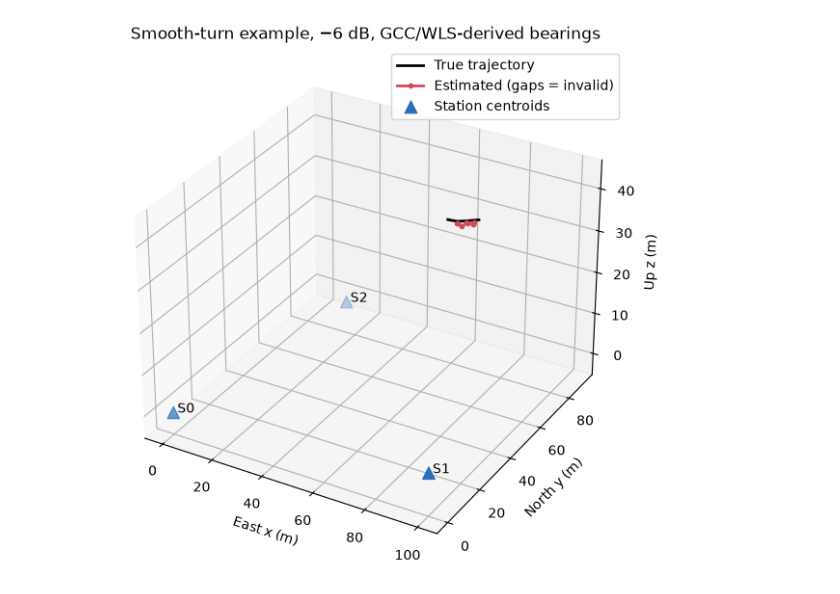
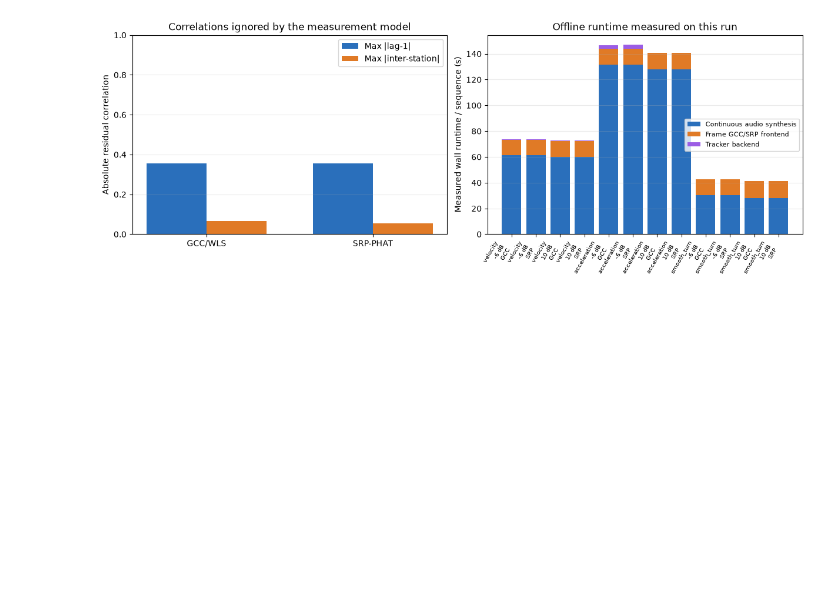
Before and after one commit to leomanchic/diploma, a Jupyter notebook: uav_acoustic_model/notebooks/three_station_audio_tracking_validation.ipynb, the cells around one changed output. Saved outputs shown, nothing was run; the diff lists cells and outputs as text; code cells hidden in the pictures; blank space fills up the shorter version.

Commit message:
Fix audio tracking validation contract

```diff
--- a/uav_acoustic_model/notebooks/three_station_audio_tracking_validation.ipynb
+++ b/uav_acoustic_model/notebooks/three_station_audio_tracking_validation.ipynb
@@ -9,6 +9,6 @@ The protocol is stored in `THREE_STATION_AUDIO_PROTOCOL.md`: three tetrahedral s
 # %%
 from pathlib import Path
-import csv, json, math
+import csv, json
 import numpy as np
 import matplotlib.pyplot as plt
 from IPython.display import Markdown, display
@@ -25,8 +25,10 @@ def load_csv(name):
 calibration = load_csv('three_station_audio_calibration.csv')
 bearings = load_csv('three_station_audio_bearing_results.csv')
 tracking = load_csv('three_station_audio_tracking_results.csv')
+updates = load_csv('three_station_audio_update_results.csv')
+phases = load_csv('three_station_audio_phase_summary.csv')
 sequences = load_csv('three_station_audio_sequence_results.csv')
 summary = load_csv('three_station_audio_summary.csv')
 seed_rows = load_csv('three_station_audio_seed_provenance.csv')
-len(calibration), len(bearings), len(tracking), len(sequences), len(summary), len(seed_rows)
+len(calibration), len(bearings), len(tracking), len(updates), len(phases), len(sequences), len(summary), len(seed_rows)
 # %% [output]
@@ -55,10 +72,10 @@ display(Markdown(f'**Audit PASS:** no seed overlap; all calibration covariances
 # %%
-lines = ['| Trajectory | SNR (dB) | Method | Bearing RMSE (deg) | Final valid | Confirmed publications | Position RMSE (m) | Velocity RMSE (m/s) | Coverage |', '|---|---:|---|---:|---:|---:|---:|---:|---:|']
+lines = ['| Trajectory | SNR (dB) | Method | Bearing RMSE (deg) | Confirmed before manoeuvre | Final valid | Position RMSE (m) | Velocity RMSE (m/s) | Coverage |', '|---|---:|---|---:|---:|---:|---:|---:|---:|']
 for row in summary:
     def fmt(key, digits=3):
         value = float(row[key])
-        return '—' if not np.isfinite(value) else f'{value:.{digits}f}'
-    lines.append(f"| {row['trajectory_kind']} | {float(row['snr_db']):.0f} | {row['estimator_variant']} | {fmt('bearing_rmse_deg_conditional')} | {fmt('final_valid_sequence_fraction', 2)} | {fmt('confirmed_publication_fraction', 2)} | {fmt('position_rmse_m_conditional')} | {fmt('velocity_rmse_mps_conditional')} | {fmt('coverage_conditional', 2)} |")
+        return '--' if not np.isfinite(value) else f'{value:.{digits}f}'
+    lines.append(f"| {row['trajectory_kind']} | {float(row['snr_db']):.0f} | {row['estimator_variant']} | {fmt('bearing_rmse_deg_conditional')} | {fmt('confirmed_before_manoeuvre_sequence_fraction', 2)} | {fmt('final_valid_sequence_fraction', 2)} | {fmt('position_rmse_m_conditional')} | {fmt('velocity_rmse_mps_conditional')} | {fmt('coverage_conditional', 2)} |")
 display(Markdown('## Numerical summary\n\n' + '\n'.join(lines)))
 # %% [output]
 ## Numerical summary
@@ -133,21 +155,29 @@ plt.show()
 # %%
-chosen = [row for row in tracking if row['trajectory_kind'] == 'smooth_turn' and row['snr_db'] == '-6.0' and row['estimator_variant'] == 'all_6_equal_gcc_wls']
-chosen.sort(key=lambda row: float(row['processing_time_s']))
-truth = np.array([[float(row[f'truth_position_{axis}_m']) for axis in 'xyz'] for row in chosen])
-estimate = np.array([[float(row[f'estimate_position_{axis}_m']) for axis in 'xyz'] for row in chosen])
-valid = np.array([row['valid'] == 'True' for row in chosen])
-estimate[~valid] = np.nan  # visible gaps: no interpolation through invalid tracking
-stations = np.array([[0., 0., 0.], [100., 0., 5.], [10., 90., -2.]])
-fig = plt.figure(figsize=(9, 7))
-ax = fig.add_subplot(111, projection='3d')
-ax.plot(*truth.T, color='black', linewidth=2, label='True trajectory')
-ax.plot(*estimate.T, color='#d1495b', linewidth=2, marker='o', markersize=3, label='Estimated (gaps = invalid)')
-ax.scatter(*stations.T, color='#2a6fbb', marker='^', s=80, label='Station centroids')
-for index, station in enumerate(stations):
-    ax.text(*station, f' S{index}')
-ax.set_xlabel('East x (m)'); ax.set_ylabel('North y (m)'); ax.set_zlabel('Up z (m)')
-ax.set_title('Smooth-turn example, −6 dB, GCC/WLS-derived bearings')
-ax.legend()
+fig, axes = plt.subplots(1, 2, figsize=(12, 4.5), constrained_layout=True)
+methods = ['all_6_equal_gcc_wls', 'equal_weight_srp_phat']
+method_labels = ['GCC/WLS', 'SRP-PHAT']
+temporal = [max(abs(float(row[k])) for row in calibration if row['estimator_variant'] == method for k in ('temporal_lag1_az', 'temporal_lag1_el')) for method in methods]
+interstation = [max(abs(float(row['maximum_absolute_interstation_correlation'])) for row in calibration if row['estimator_variant'] == method) for method in methods]
+mx = np.arange(2)
+axes[0].bar(mx - 0.18, temporal, 0.36, label='Max |lag-1|', color='#2a6fbb')
+axes[0].bar(mx + 0.18, interstation, 0.36, label='Max |inter-station|', color='#e07a26')
+axes[0].set_xticks(mx, method_labels)
+axes[0].set_ylim(0, 1)
+axes[0].set_ylabel('Absolute residual correlation')
+axes[0].set_title('Correlations ignored by the measurement model')
+axes[0].legend()
+axes[0].grid(axis='y', alpha=0.25)
+synthesis = [float(row['mean_audio_synthesis_wall_runtime_s_per_sequence']) for row in summary]
+front = [float(row['mean_bearing_frontend_wall_runtime_s_per_sequence']) for row in summary]
+back = [float(row['mean_tracker_runtime_s_per_sequence']) for row in summary]
+axes[1].bar(x, synthesis, label='Continuous audio synthesis', color='#2a6fbb')
+axes[1].bar(x, front, bottom=synthesis, label='Frame GCC/SRP frontend', color='#e07a26')
+axes[1].bar(x, back, bottom=np.asarray(synthesis) + np.asarray(front), label='Tracker backend', color='#9b5de5')
+axes[1].set_ylabel('Measured wall runtime / sequence (s)')
+axes[1].set_title('Offline runtime measured on this run')
+axes[1].set_xticks(x, labels, rotation=60, ha='right', fontsize=7)
+axes[1].legend(fontsize=8)
+axes[1].grid(axis='y', alpha=0.25)
 plt.show()
 # %% [output]
-[figure, old version]
+[figure, new version]
```
Also changed, not shown: parts of 10 cells of this notebook, 14 other files.
